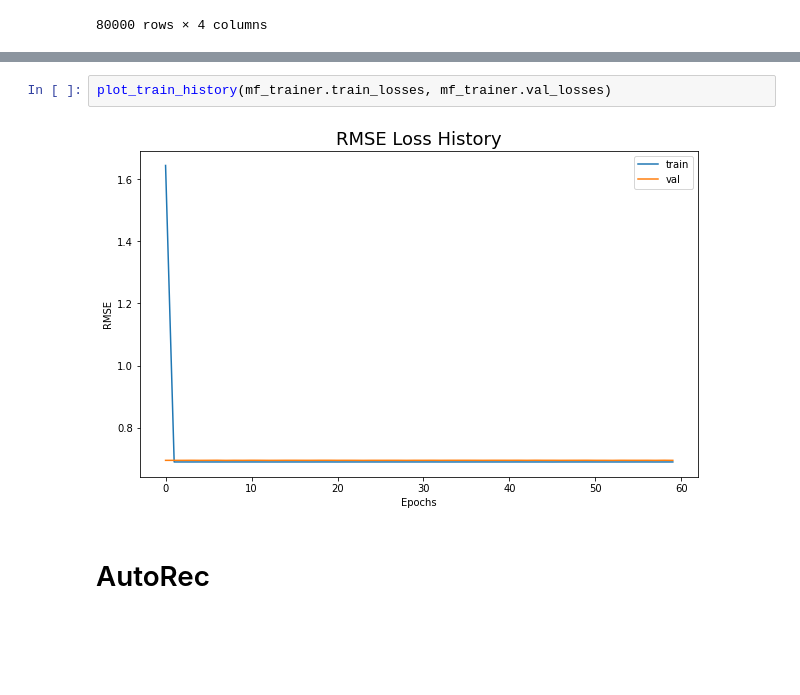
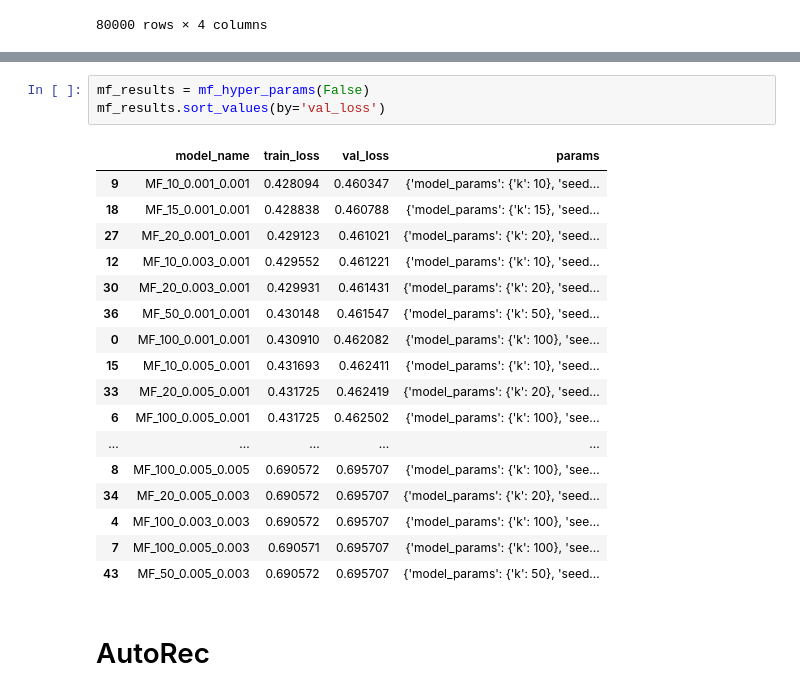
Before and after one commit to freddd1/AutoRec, a Jupyter notebook: driver.ipynb, the cells around one changed output, grey strips where cells are left out. Drawn from its saved outputs; the diff is of its cells as text; blank space fills up the shorter version.

Commit message:
hyper params functions

```diff
--- a/driver.ipynb
+++ b/driver.ipynb
@@ -197,7 +94,24 @@ EPOCH 60: Avg losses: train: 0.691, val: 0.696
-# %%
-plot_train_history(mf_trainer.train_losses, mf_trainer.val_losses)
-# %% [output]
-[figure, removed]
+# %%
+mf_results = mf_hyper_params(False)
+mf_results.sort_values(by='val_loss')
+# %% [output]
+|  | model_name | train_loss | val_loss | params |
+| 9 | MF_10_0.001_0.001 | 0.428094 | 0.460347 | {'model_params': {'k': 10}, 'seed... |
+| 18 | MF_15_0.001_0.001 | 0.428838 | 0.460788 | {'model_params': {'k': 15}, 'seed... |
+| 27 | MF_20_0.001_0.001 | 0.429123 | 0.461021 | {'model_params': {'k': 20}, 'seed... |
+| 12 | MF_10_0.003_0.001 | 0.429552 | 0.461221 | {'model_params': {'k': 10}, 'seed... |
+| 30 | MF_20_0.003_0.001 | 0.429931 | 0.461431 | {'model_params': {'k': 20}, 'seed... |
+| 36 | MF_50_0.001_0.001 | 0.430148 | 0.461547 | {'model_params': {'k': 50}, 'seed... |
+| 0 | MF_100_0.001_0.001 | 0.430910 | 0.462082 | {'model_params': {'k': 100}, 'see... |
+| 15 | MF_10_0.005_0.001 | 0.431693 | 0.462411 | {'model_params': {'k': 10}, 'seed... |
+| 33 | MF_20_0.005_0.001 | 0.431725 | 0.462419 | {'model_params': {'k': 20}, 'seed... |
+| 6 | MF_100_0.005_0.001 | 0.431725 | 0.462502 | {'model_params': {'k': 100}, 'see... |
+| ... | ... | ... | ... | ... |
+| 8 | MF_100_0.005_0.005 | 0.690572 | 0.695707 | {'model_params': {'k': 100}, 'see... |
+| 34 | MF_20_0.005_0.003 | 0.690572 | 0.695707 | {'model_params': {'k': 20}, 'seed... |
+| 4 | MF_100_0.003_0.003 | 0.690572 | 0.695707 | {'model_params': {'k': 100}, 'see... |
+| 7 | MF_100_0.005_0.003 | 0.690571 | 0.695707 | {'model_params': {'k': 100}, 'see... |
+| 43 | MF_50_0.005_0.003 | 0.690572 | 0.695707 | {'model_params': {'k': 50}, 'seed... |
 # %% [markdown]
 # AutoRec
 # %%
```
Also changed, not shown: parts of 8 cells of this notebook, 37 other files.
